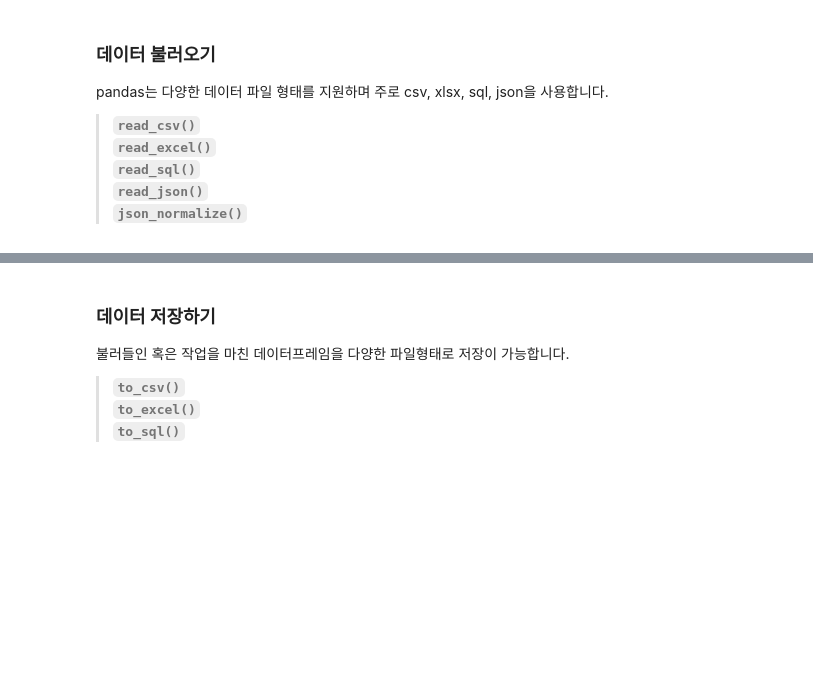
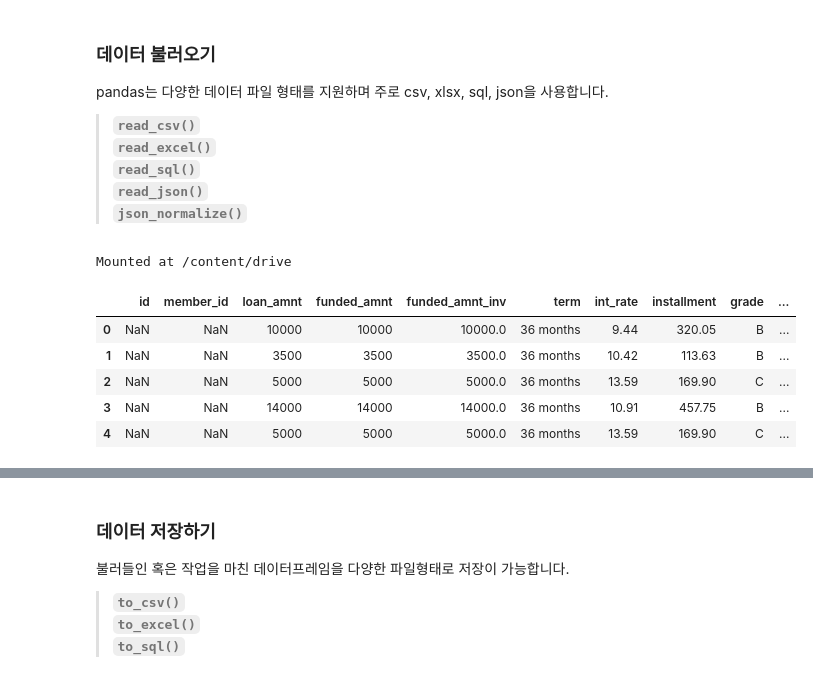
Before and after one commit to y001003/yeardream, a Jupyter notebook: python_advance/02_package_pandas_finance.ipynb, the cells around one changed output, grey strips where cells are left out. Drawn from its saved outputs; the diff is of its cells as text; code cells hidden in the pictures; blank space fills up the shorter version.

Commit message:
Colaboratory를 통해 생성됨

```diff
--- a/python_advance/02_package_pandas_finance.ipynb
+++ b/python_advance/02_package_pandas_finance.ipynb
@@ -46,6 +46,20 @@ pandas는 다양한 데이터 파일 형태를 지원하며 주로 csv, xlsx, sq
 **`read_sql()`**
 **`read_json()`**
 **`json_normalize()`**
+# %%
+from google.colab import drive
+drive.mount('/content/drive')
+# %% [output]
+Mounted at /content/drive
 # %%
 # DataFrame 의 약자로서 형식적으로 df 변수명을 사용한다.
 # pandas패키지의 read_csv() 함수를 사용하여 loan1.csv 파일을 불러들여 데이터프레임을 만들고 df 이름의 변수로 저장
+df = pd.read_csv('/content/drive/MyDrive/이어드림/advance/data/loan1.csv')
+df.head()
+# %% [output]
+|  | id | member_id | loan_amnt | funded_amnt | funded_amnt_inv | term | int_rate | installment | grade | ... |
+| 0 | NaN | NaN | 10000 | 10000 | 10000.0 | 36 months | 9.44 | 320.05 | B | ... |
+| 1 | NaN | NaN | 3500 | 3500 | 3500.0 | 36 months | 10.42 | 113.63 | B | ... |
+| 2 | NaN | NaN | 5000 | 5000 | 5000.0 | 36 months | 13.59 | 169.90 | C | ... |
+| 3 | NaN | NaN | 14000 | 14000 | 14000.0 | 36 months | 10.91 | 457.75 | B | ... |
+| 4 | NaN | NaN | 5000 | 5000 | 5000.0 | 36 months | 13.59 | 169.90 | C | ... |
```
Also changed, not shown: parts of 25 cells of this notebook.
